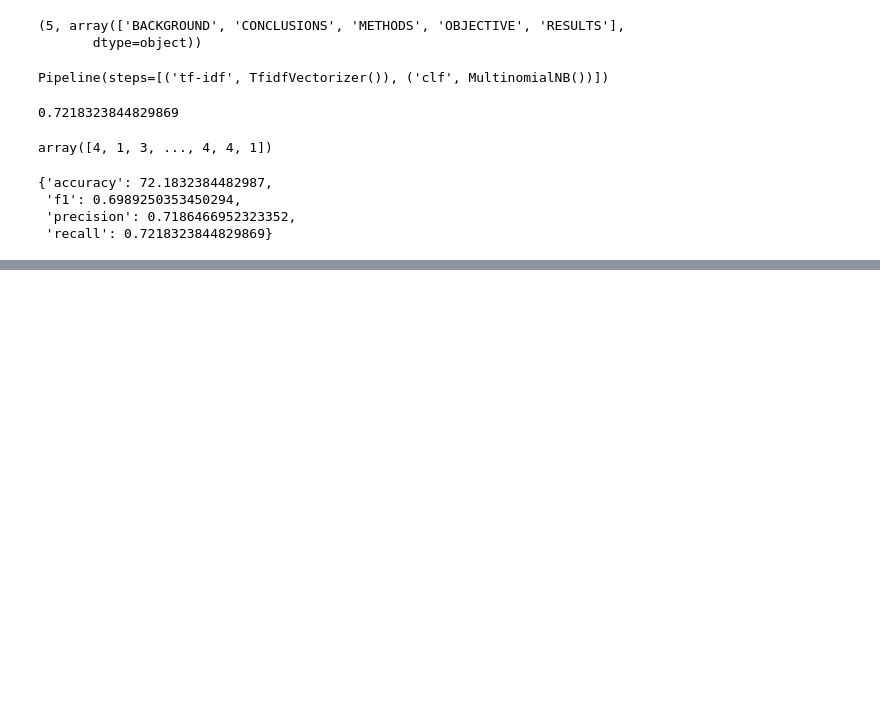
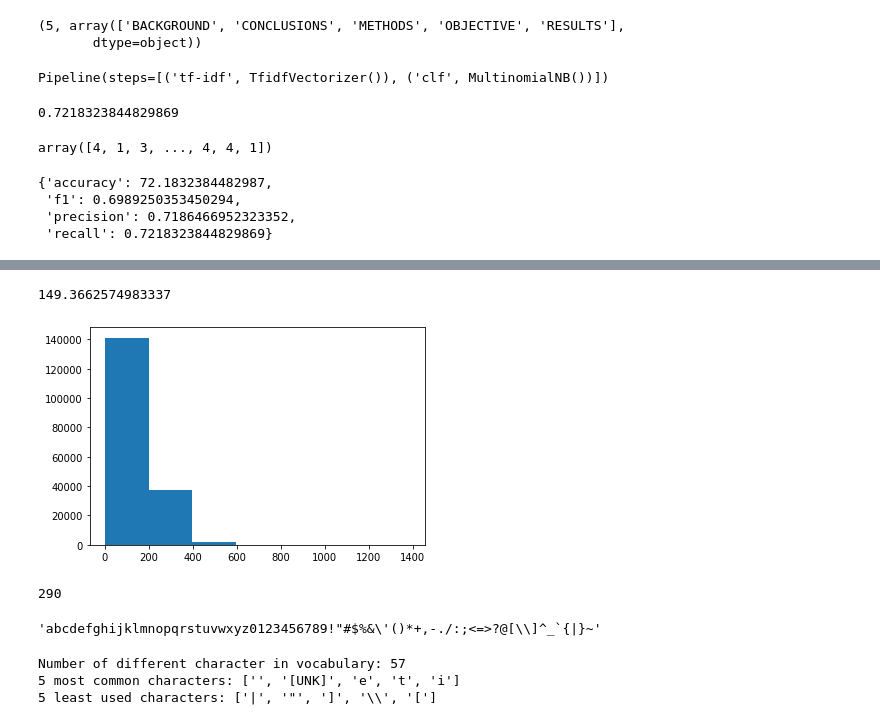
Before and after one commit to Kgs-Mathaba/NLP-sequential-sentence-classification-Project, a Jupyter notebook: SkimLit.ipynb, the cells around one changed output, grey strips where cells are left out. Cells and saved outputs as stored; diff of their text form; code cells hidden in the pictures; blank space fills up the shorter version.

```diff
--- a/SkimLit.ipynb
+++ b/SkimLit.ipynb
@@ -305,0 +683,26 @@ baseline_results
+# %%
+# Whats's the average character length?
+char_lengths = [len(sentence) for sentence in train_sentences]
+mean_char_length = np.mean(char_lengths)
+mean_char_length
+# %% [output]
+149.3662574983337
+# %%
+# Check the distribution of out sequences at a character-level
+import matplotlib.pyplot as plt
+plt.hist(char_lengths, bins=7);
+# %% [output]
+[figure, added]
+# %%
+# Find what characher length cover 95% of sequences
+output_seq_char_len = int(np.percentile(char_lengths, 95))
+output_seq_char_len
+# %% [output]
+290
+# %%
+# Get all the keyboard characters
+import string
+alphabet = string.ascii_lowercase +string.digits + string.punctuation
+alphabet
+# %% [output]
+'abcdefghijklmnopqrstuvwxyz0123456789!"#$%&\'()*+,-./:;<=>?@[\\]^_`{|}~'
@@ -305,0 +719,10 @@ baseline_results
+# %%
+# Check char vocab stats
+char_vocab = char_vectorizer.get_vocabulary()
+print(f'Number of different character in vocabulary: {len(char_vocab)}')
+print(f'5 most common characters: {char_vocab[:5]}')
+print(f'5 least used characters: {char_vocab[-5:]}')
+# %% [output]
+Number of different character in vocabulary: 57
+5 most common characters: ['', '[UNK]', 'e', 't', 'i']
+5 least used characters: ['|', '"', ']', '\\', '[']
```
Also changed, not shown: parts of 73 cells of this notebook.
